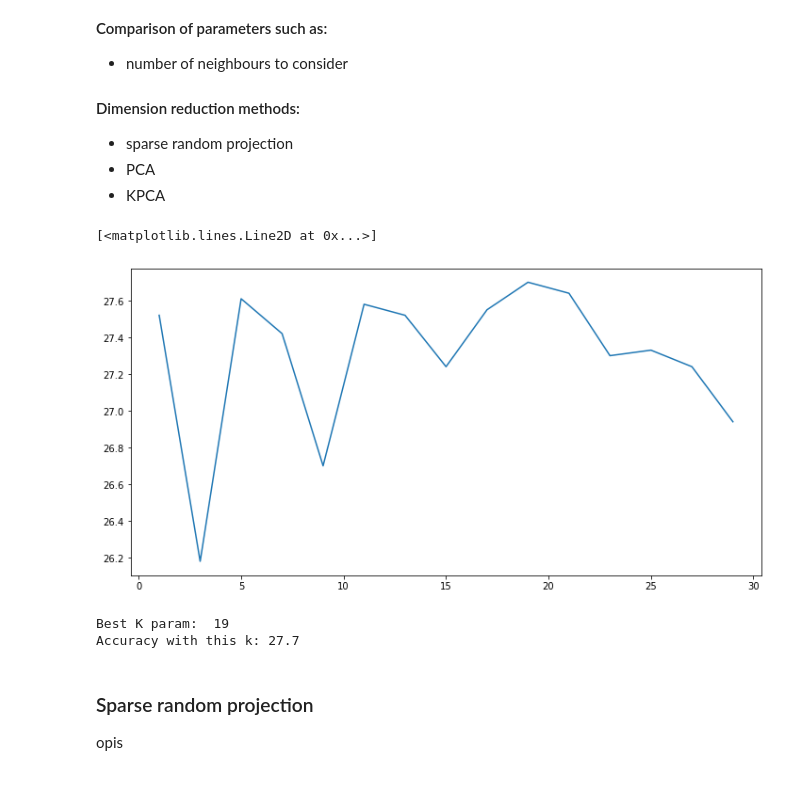
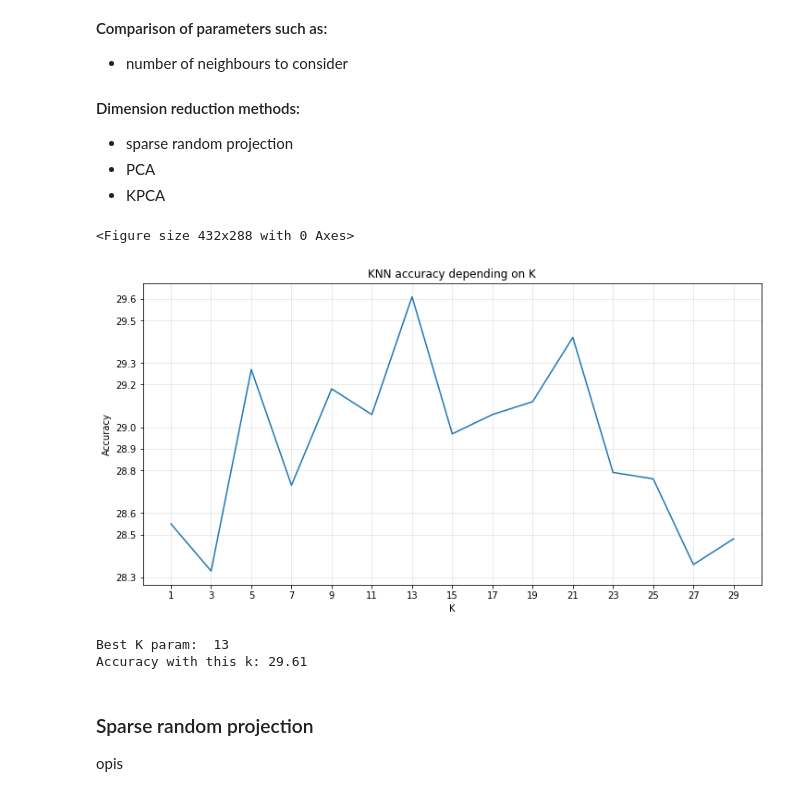
Before and after one commit to jgrodzicki/cifar_image_classification, a Jupyter notebook: PROJECT.ipynb, the cells around one changed output. Cells and saved outputs as stored; diff of their text form; code cells hidden in the pictures.

Commit message:
new methods and summary

```diff
--- a/PROJECT.ipynb
+++ b/PROJECT.ipynb
@@ -66,6 +64,25 @@ Since it's speeding up computations.
 def to_grayscale(x):
     new_x = x[:,:,0] * 0.3 + x[:, :, 1] * 0.59 + x[:, :, 2] * 0.11
     return new_x.astype(int)
+# %%
+def plot_method_acc(xs, ys, title, xlabel, is_barplot=False):
+    plt.figure()
+    plt.subplots(figsize=(12, 6))
+    plt.title(title)
+    plt.xlabel(xlabel)
+    plt.ylabel('Accuracy')
+    if type(xs[0]) is str:
+        plt.xticks(np.arange(len(xs)), labels=xs)
+    else:
+        plt.xticks(xs)
+    plt.yticks(np.round(np.linspace(min(ys), max(ys), min(10, len(ys))), 1))
+    plt.grid(axis='both', alpha=0.3)
+
+    if is_barplot:
+        plt.grid(axis='x', alpha=0)
+        plt.bar(xs, height=ys)
+    else:
+        plt.plot(xs, ys)
 # %%
 train_x, test_x, train_y, test_y = train_test_split(db1_data, db1_labels, test_size=0.33)
 train_x = train_x.reshape(-1, 32*32, 3)
@@ -73,16 +90,17 @@ test_x = test_x.reshape(-1, 32*32, 3)
 gray_train_x = to_grayscale(train_x)
 gray_test_x = to_grayscale(test_x)
 # %%
-ks = np.arange(10, 30, 2)
+ks = np.arange(1, 30, 2)
 knn = KNN(train_x.reshape(-1, db1_data.shape[1]), train_y, test_x.reshape(-1, db1_data.shape[1]), ks)
 
 original = []
 grayscaled = []
+
 for k in ks:
-    original.append(np.count_nonzero(knn[k] == test_y) / len(test_y))
+    original.append(np.count_nonzero(knn[k] == test_y) / len(test_y) * 100)
 
 knn = KNN(gray_train_x, train_y, gray_test_x, ks)
 for k in ks:
-    grayscaled.append(np.count_nonzero(knn[k] == test_y) / len(test_y))
+    grayscaled.append(np.count_nonzero(knn[k] == test_y) / len(test_y) * 100)
 # %%
 plt.subplots(figsize=(12,6))
@@ -99,3 +118,7 @@ plt.figure()
+# %%
+accuracy_for_method = {}
+train_x = gray_train_x
+test_x = gray_test_x
 # %% [markdown]
 ## CIFAR-10 classification using k-nearest-neighbours algorithm
 
@@ -107,24 +130,24 @@ plt.figure()
 - PCA
 - KPCA
 # %%
-train_x, test_x, train_y, test_y = train_test_split(db1_data, db1_labels, test_size=0.33)
-K = np.arange(1,30,2)
-knn = KNN(train_x, train_y, test_x, K)
+Ks = np.arange(1, 30, 2)
+knn = KNN(train_x, train_y, test_x, Ks)
 accs = []
-for k in K:
-    accs.append(np.round(np.count_nonzero(knn[k] == test_y)/len(test_y) * 100, 2))
+for k in Ks:
+    accs.append(np.round(np.count_nonzero(knn[k] == test_y) / len(test_y) * 100, 2))
 
-plt.subplots(figsize=(12,6))
-plt.plot(K, accs)
+accuracy_for_method['KNN'] = np.max(accs)
+plot_method_acc(Ks, accs, 'KNN accuracy depending on K', 'K')
 # %% [output]
-[<matplotlib.lines.Line2D at 0x...>]
+<Figure size 432x288 with 0 Axes>
-[figure, old version]
+[figure, new version]
 # %%
-print("Best K param: ",K[np.argmax(accs)])
+opt_k = Ks[np.argmax(accs)]
+print("Best K param: ", opt_k)
 print("Accuracy with this k:", np.max(accs))
 # %% [output]
-Best K param:  19
-Accuracy with this k: 27.7
+Best K param:  13
+Accuracy with this k: 29.61
 # %% [markdown]
 ### Sparse random projection
 opis
```
Also changed, not shown: parts of 34 cells of this notebook.
